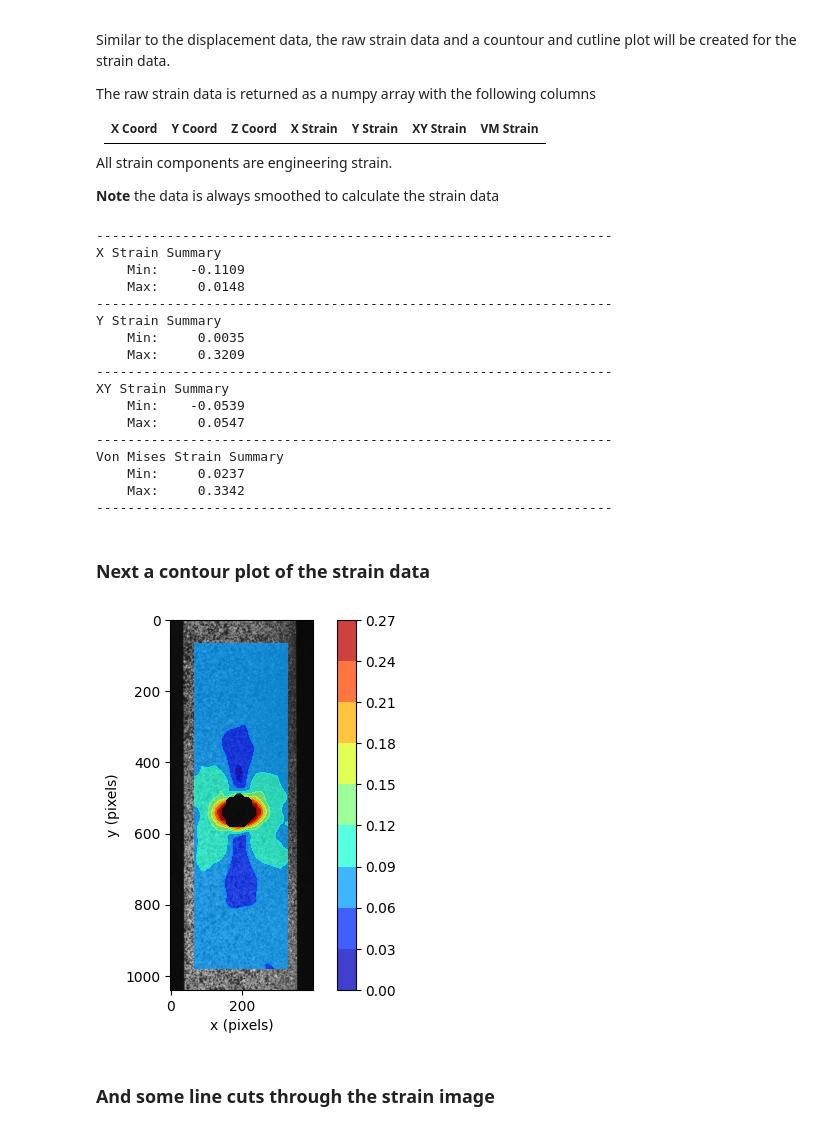
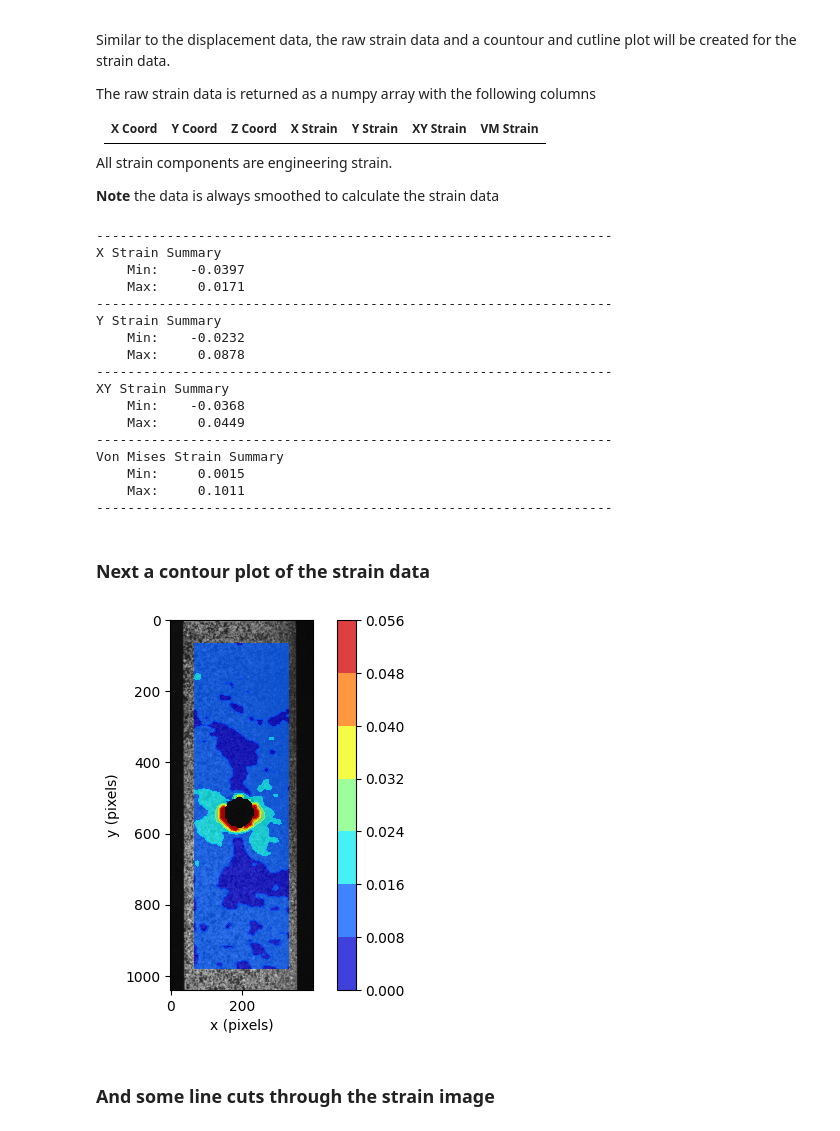
Before and after one commit to gventer/SUN-DIC, a Jupyter notebook: test_sundic.ipynb, the cells around one changed output. Drawn from its saved outputs; the diff is of its cells as text; code cells hidden in the pictures.

Commit message:
Added multiple image pair absolute and relative functionality

```diff
--- a/test_sundic.ipynb
+++ b/test_sundic.ipynb
@@ -248,7 +275,7 @@ All strain components are engineering strain.
 # - results: the strain results with the columns as outlined
 #            above
 # ------------------------------------------------------------------
-results = sdpp.getStrains(subSetPoints, smoothWindow=5)
+results = sdpp.getStrains(subSetPoints[-1], smoothWindow=5)
 
 # Drop any results that are NaN - these are missing points
 results = results[~np.isnan(results).any(axis=1)]
@@ -274,56 +301,57 @@ print('------------------------------------------------------------------')
 # %% [output]
 ------------------------------------------------------------------
 X Strain Summary
-    Min:    -0.1109
-    Max:     0.0148
+    Min:    -0.0397
+    Max:     0.0171
 ------------------------------------------------------------------
 Y Strain Summary
-    Min:     0.0035
-    Max:     0.3209
+    Min:    -0.0232
+    Max:     0.0878
 ------------------------------------------------------------------
 XY Strain Summary
-    Min:    -0.0539
-    Max:     0.0547
+    Min:    -0.0368
+    Max:     0.0449
 ------------------------------------------------------------------
 Von Mises Strain Summary
-    Min:     0.0237
-    Max:     0.3342
+    Min:     0.0015
+    Max:     0.1011
 ------------------------------------------------------------------
 # %% [markdown]
 ### Next a contour plot of the strain data
 # %%
 # ------------------------------------------------------------------
 # Parameters:
 # -----------
 # - settings    : the settings dictionary used in the analysis
 # - subSetPnts  : the subset grid points
 #                 (returned by the planarDICLocal function)
+# - imgSetID    : ID of the image set to use for the plot.
 # - dispComp    : the displacement component to plot
 #                 (default is sdpp.Comp.MAG)
 # - alpha       : the transparency of the contour plot
 #                 (default is 0.75)
 # - plotImage   : whether to plot the underlying image
 #                 (default is True)
 # - showPlot    : whether to show the plot here
 #                 (default is True)
 # - fileName    : the file name to save the plot to if required
 #                 (default is '')
 # - smoothWindow: the size of the smoothing window - this is the
 #                 number of surrounding subSets to consider in
 #                 the smoothing (0 = no smoothing)
 # - smoothOrder : the order of the smoothing polynomial
 #                 (default is 2)
 # - maxValue    : the maximum value to plot
 #                 (default is None)
 # - minValue    : the minimum value to plot
 #                 (default is None)
 # ------------------------------------------------------------------
-sdpp.plotStrainContour(settings, subSetPoints,
+sdpp.plotStrainContour(settings, subSetPoints, -1,
                        strainComp=sdpp.Comp.VM,
                        alpha=0.75, plotImage=True,
-                       showPlot=True, fileName='', smoothWindow=5, maxValue=0.25)
+                       showPlot=True, fileName='', smoothWindow=5, maxValue=0.05)
 # %% [output]
-[figure, old version]
+[figure, new version]
 # %% [markdown]
 ### And some line cuts through the strain image
 # %%
```
Also changed, not shown: parts of 6 cells of this notebook, 8 other files.
